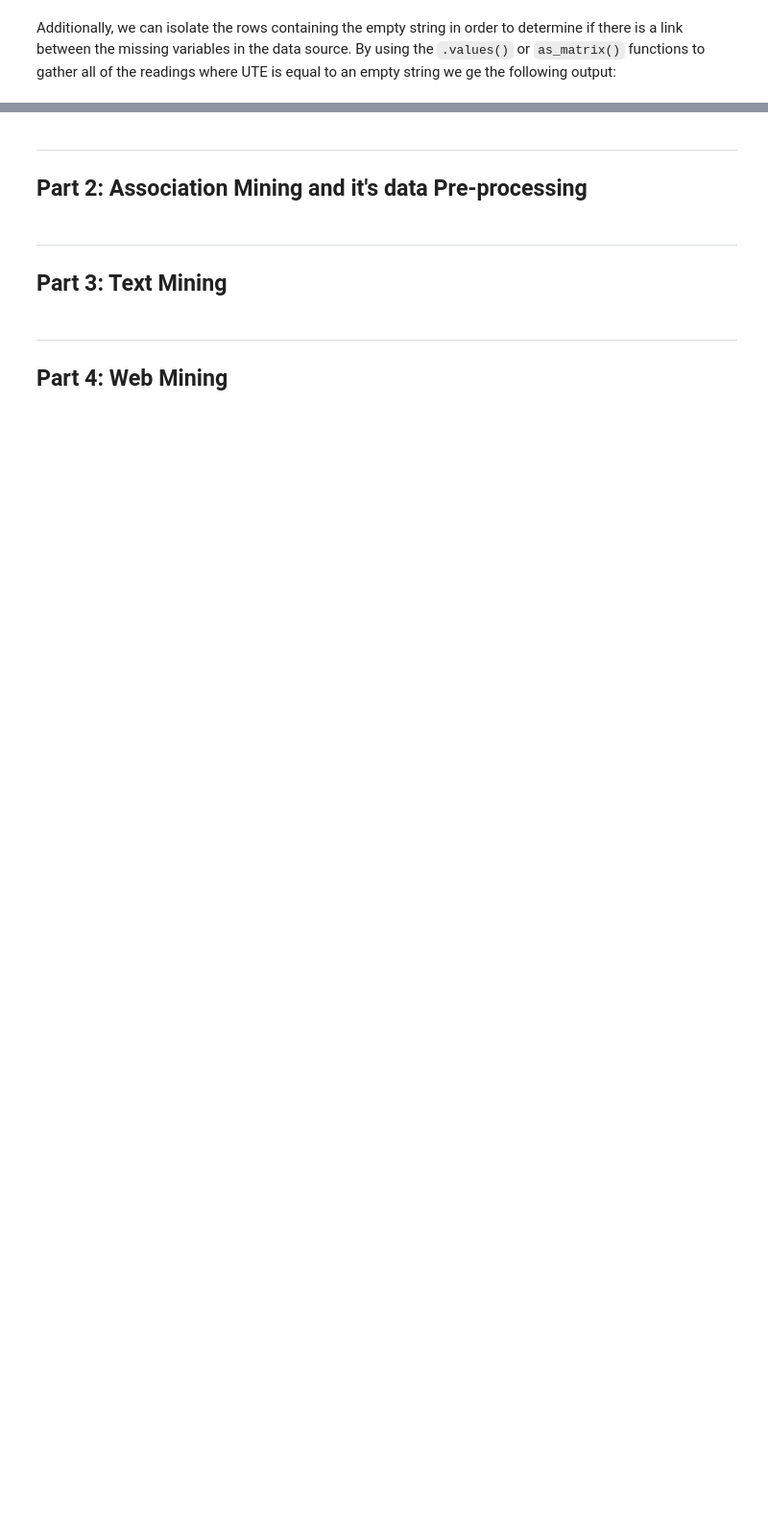
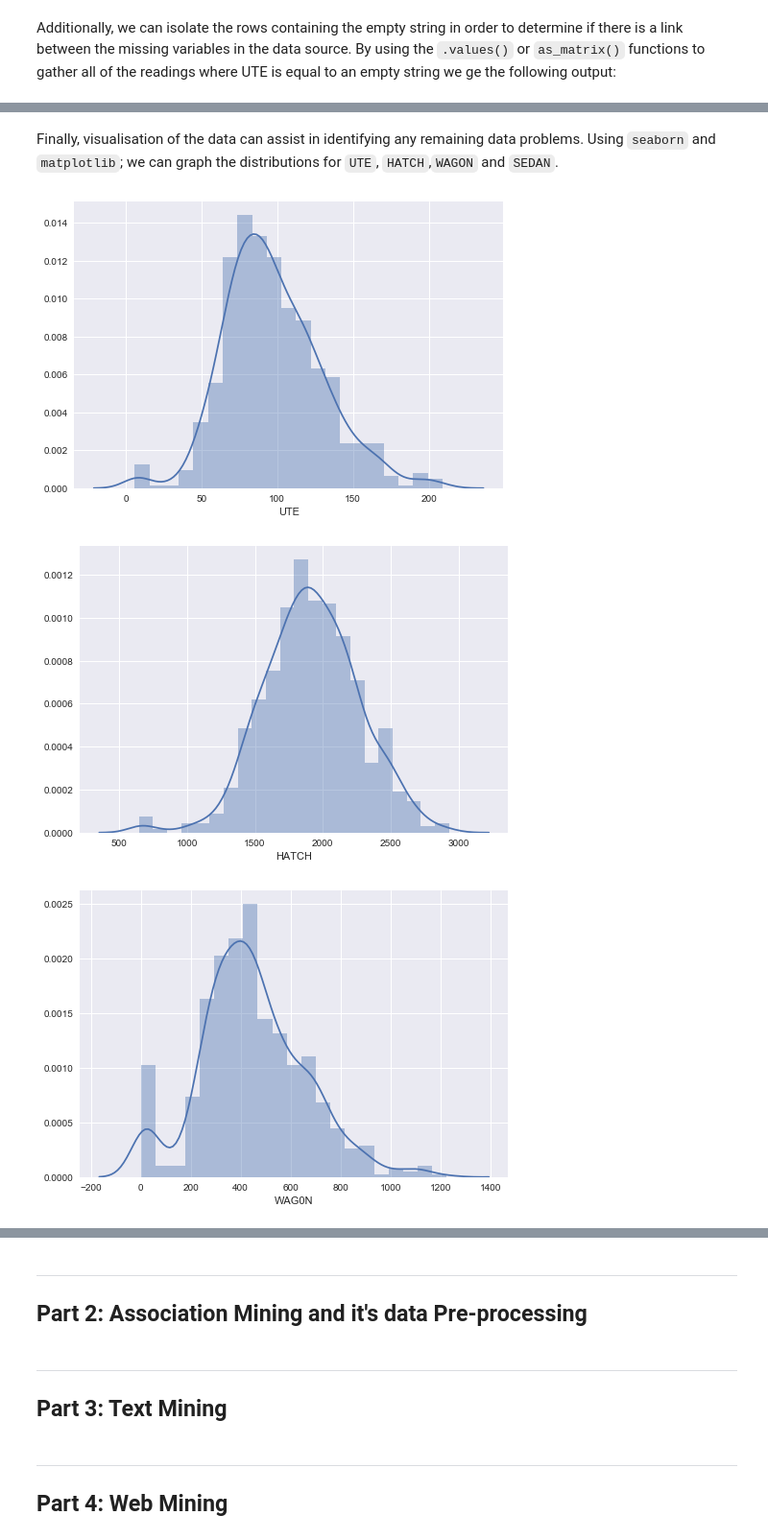
Before and after one commit to Minimaximize/QUT-IFN645-CaseStudy2, a Jupyter notebook: casestudy2.ipynb, the cells around one changed output, grey strips where cells are left out. Shown at 96% size. Saved outputs shown, nothing was run; the diff lists cells and outputs as text; code cells hidden in the pictures; blank space fills up the shorter version.

```diff
--- a/casestudy2.ipynb
+++ b/casestudy2.ipynb
@@ -179,0 +182,4 @@ For our analysis of the
+# %%
+df[['HATCH','SEDAN','WAG0N','UTE','K__SALES_TOT']] =\
+        df[['HATCH','SEDAN','WAG0N','UTE','K__SALES_TOT']].replace('',np.nan).astype(float)
+df.info()
@@ -179,0 +200,26 @@ For our analysis of the
+# %% [markdown]
+Finally, visualisation of the data can assist in identifying any remaining data problems.
+Using `seaborn` and `matplotlib`; we can graph the distributions for `UTE`, `HATCH`,`WAGON` and `SEDAN`.
+# %%
+import seaborn as sns
+import matplotlib.pyplot as plt
+
+# Distribution of UTE
+ute_dist = sns.distplot(df['UTE'].dropna())
+plt.show()
+
+# Distribution of Hatch
+hatch_dist = sns.distplot(df['HATCH'].dropna())
+plt.show()
+
+# Distribution of Wagon
+wagon_dist = sns.distplot(df['WAG0N'].dropna())
+plt.show()
+
+# Distribution of Sedan
+sedan_dist = sns.distplot(df['SEDAN'].dropna())
+plt.show()
+# %% [output]
+[figure, added]
+[figure, added]
+[figure, added]
```
Also changed, not shown: parts of 33 cells of this notebook.
